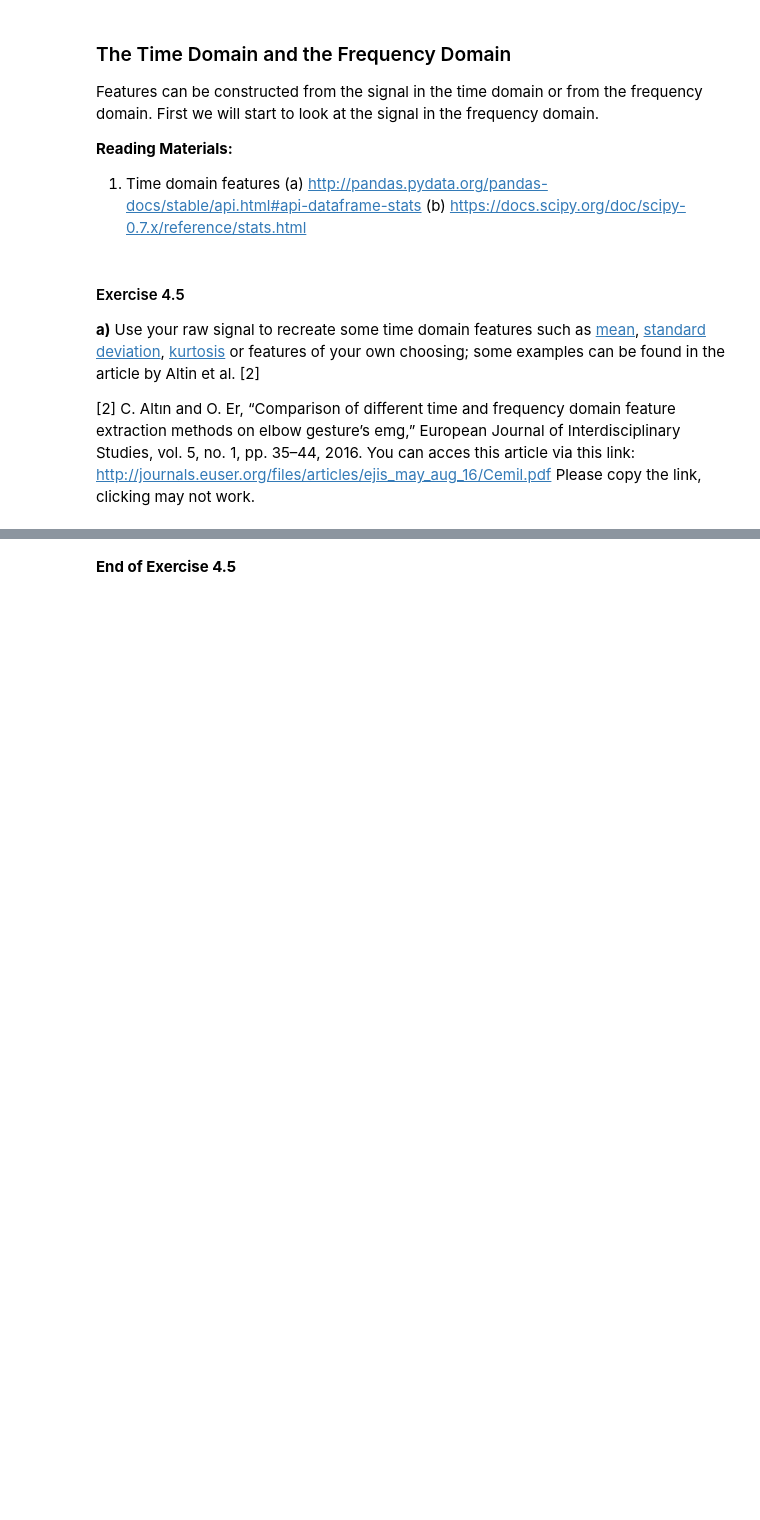
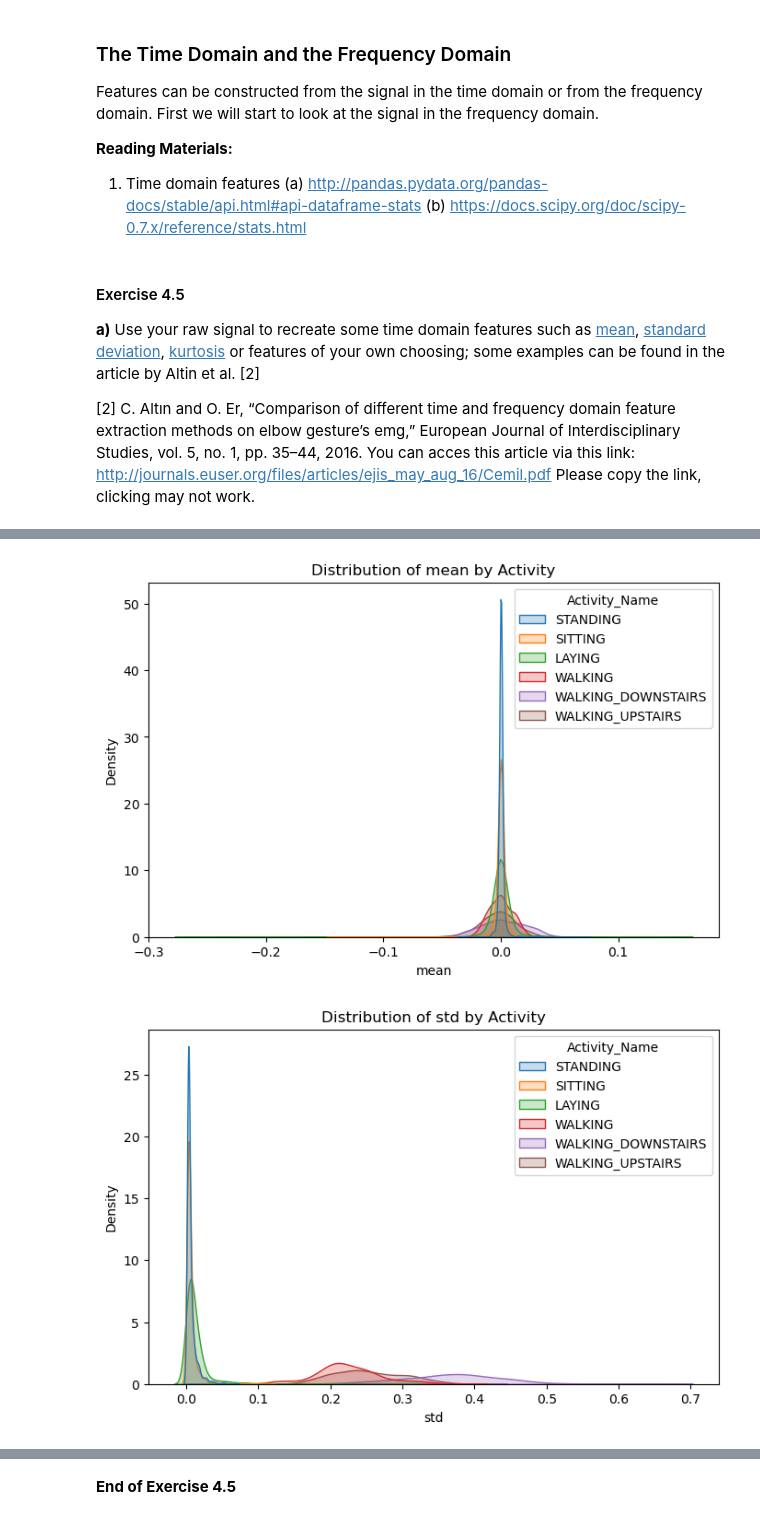
Before and after one commit to cankucukyilmaz/erasmus_data_science_course, a Jupyter notebook: time_series/DS2024_2025_TS_Assignment_Student_Version_1.ipynb, the cells around one changed output, grey strips where cells are left out. Cells and saved outputs as stored; diff of their text form; code cells hidden in the pictures; blank space fills up the shorter version.

```diff
--- a/time_series/DS2024_2025_TS_Assignment_Student_Version_1.ipynb
+++ b/time_series/DS2024_2025_TS_Assignment_Student_Version_1.ipynb
@@ -464,0 +554,29 @@ Please copy the link, clicking may not work.
+# %%
+# 4.5 a) put your code here
+from scipy.stats import kurtosis
+from scipy.stats import skew
+
+
+# data = (7352, 128)
+
+# Mean
+mean_feat = np.mean(data, axis=1)
+
+# Standard deviation
+std_feat = np.std(data, axis=1)
+
+# Kurtosis
+kurt_feat = kurtosis(data, axis=1)
+
+# Combine into DataFrame
+
+features_df = pd.DataFrame({
+    'mean': np.mean(data, axis=1),
+    'std': np.std(data, axis=1),
+    'min': np.min(data, axis=1),
+    'max': np.max(data, axis=1),
+    'range': np.max(data, axis=1) - np.min(data, axis=1),
+    'kurtosis': kurtosis(data, axis=1),
+    'skewness': skew(data, axis=1)
+})
+features_df.head()
@@ -464,0 +599,19 @@ Please copy the link, clicking may not work.
+# %%
+# 4.5 b) put your code here
+# create dictionary
+y_named = y_train.merge(activity_labels, on='Activity_ID', how='left', sort=False)
+features_df['Activity_Name'] = y_named['Activity_Name'].values
+
+import seaborn as sns
+import matplotlib.pyplot as plt
+
+features = ['mean', 'std', 'kurtosis']
+
+for feature in features:
+    plt.figure(figsize=(8,5))
+    sns.kdeplot(data=features_df, x=feature, hue='Activity_Name', fill=True)
+    plt.title(f'Distribution of {feature} by Activity')
+    plt.show()
+# %% [output]
+[figure, added]
+[figure, added]
```
Also changed, not shown: parts of 33 cells of this notebook.
